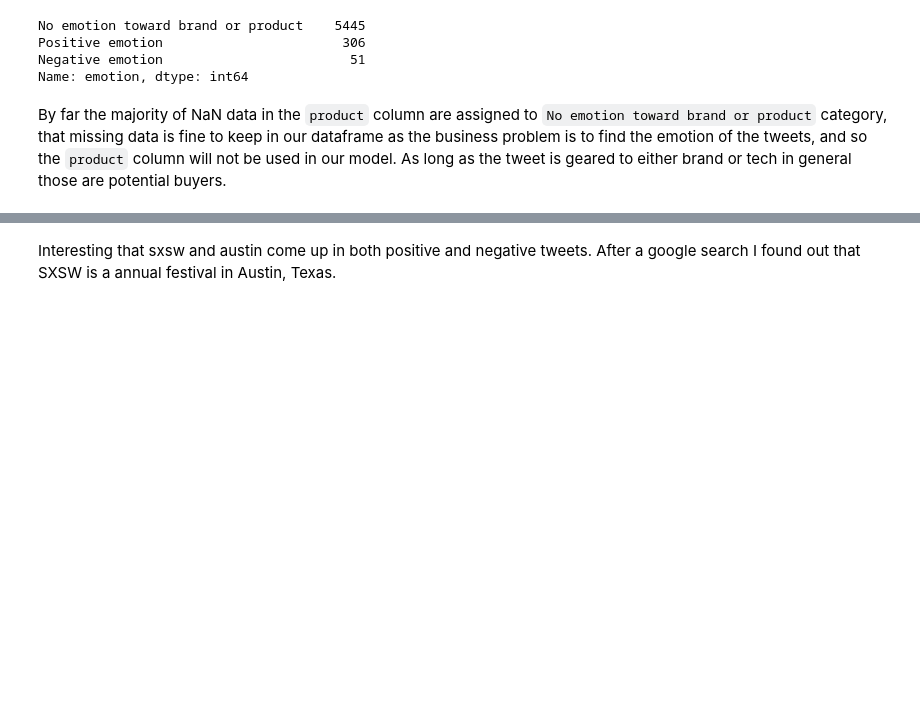
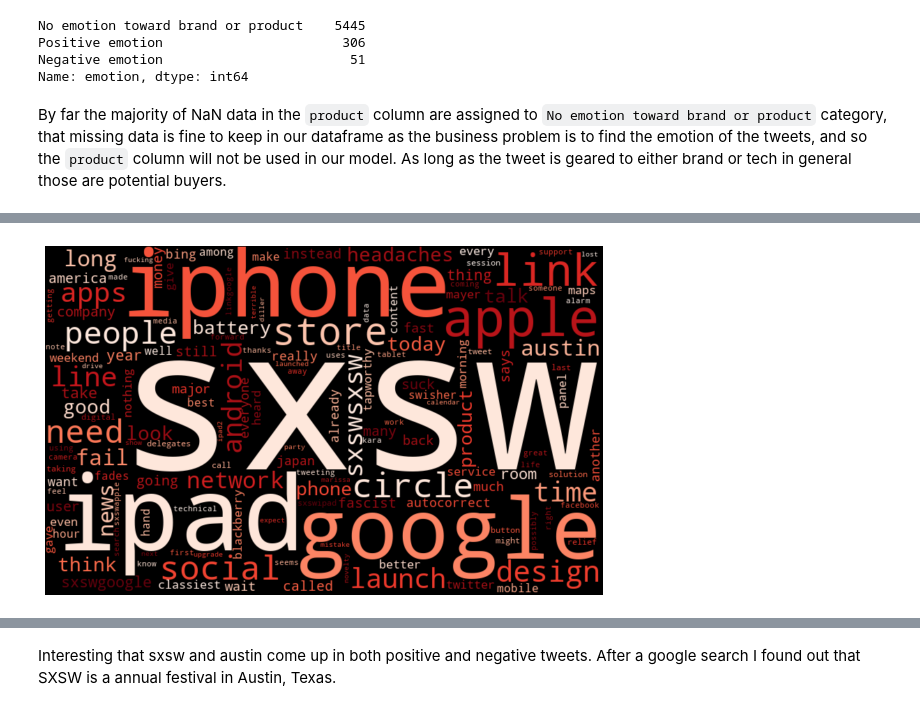
Before and after one commit to rachelfein/Twitter-Sentiment-Analysis, a Jupyter notebook: Twitter Sentiment Analysis.ipynb, the cells around one changed output, grey strips where cells are left out. Saved outputs shown, nothing was run; the diff lists cells and outputs as text; code cells hidden in the pictures; blank space fills up the shorter version.

```diff
--- a/Twitter Sentiment Analysis.ipynb
+++ b/Twitter Sentiment Analysis.ipynb
@@ -510,0 +452,12 @@ plt.show()
+# %%
+# Building a wordcloud from the negative tweets
+from wordcloud import WordCloud
+wordcloud = WordCloud(width=800, height=500, random_state=42,
+                      collocations = False, max_words = 150,
+                      colormap='Reds').generate(neg_sentiment_words)
+plt.figure(figsize=(10, 7))
+plt.imshow(wordcloud, interpolation='bilinear')
+plt.axis('off')
+plt.show()
+# %% [output]
+[figure, added]
```
Also changed, not shown: parts of 140 cells of this notebook, 1 other file.
